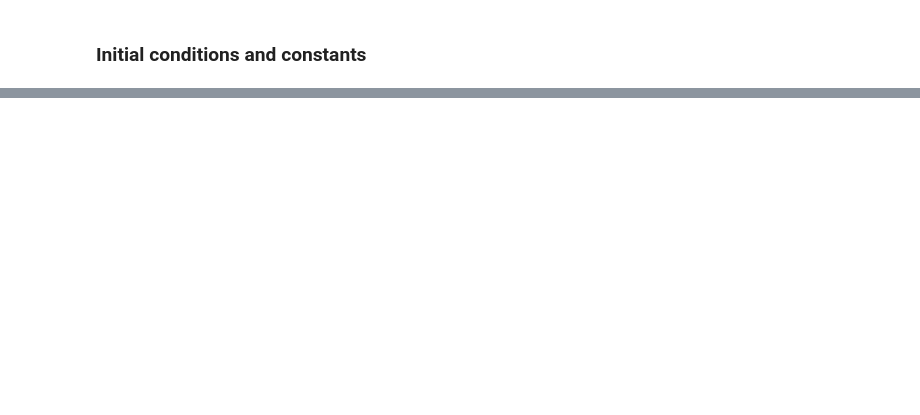
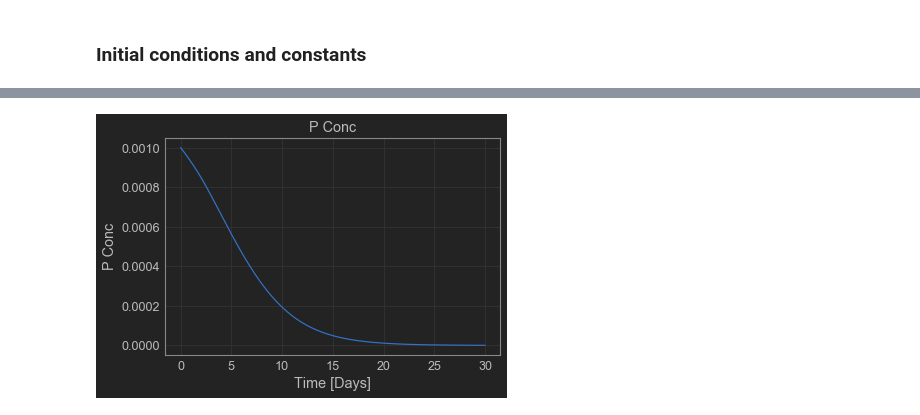
Before and after one commit to reubens9/CSC4102020, a Jupyter notebook: Plant growth model/PlantGrowthModel.ipynb, the cells around one changed output, grey strips where cells are left out. Saved outputs shown, nothing was run; the diff lists cells and outputs as text; code cells hidden in the pictures; blank space fills up the shorter version.

```diff
--- a/Plant growth model/PlantGrowthModel.ipynb
+++ b/Plant growth model/PlantGrowthModel.ipynb
@@ -296,0 +344,4 @@ plt.show()
+# %%
+plotter('P Conc')
+# %% [output]
+[figure, added]
```
Also changed, not shown: parts of 26 cells of this notebook, 3 other files.
